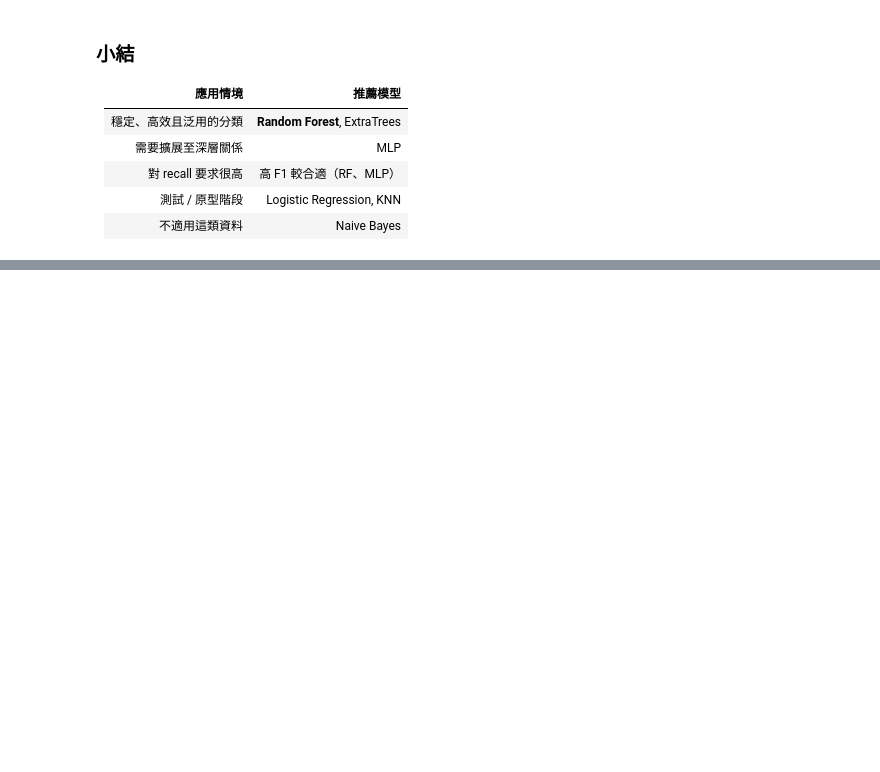
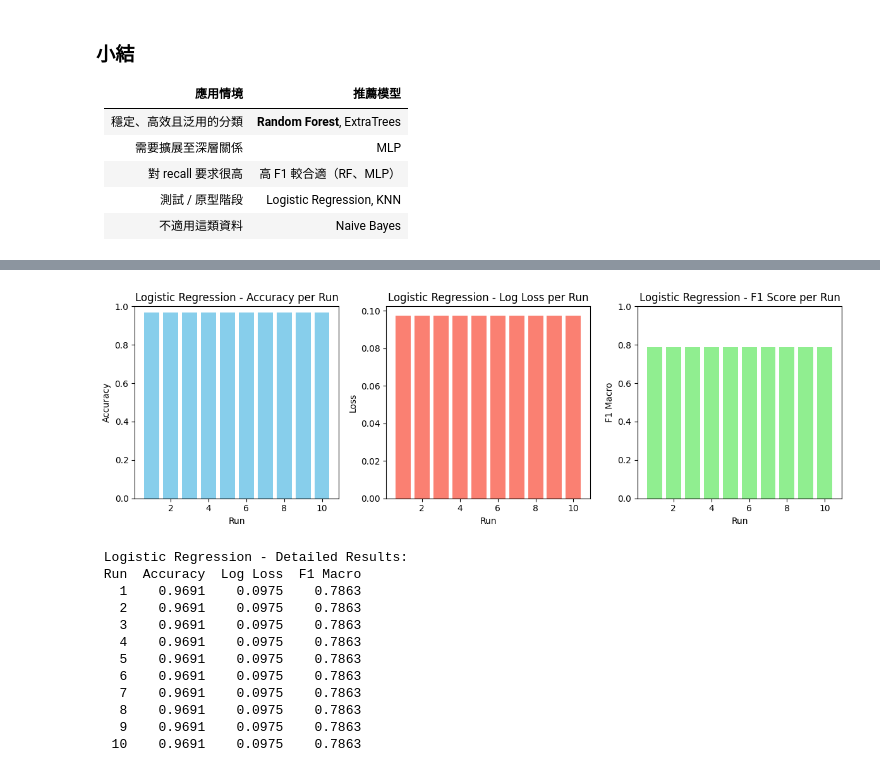
Before and after one commit to IanTOPCS/For_you, a Jupyter notebook: 人工智慧/人工期末/ML.ipynb, the cells around one changed output, grey strips where cells are left out. Cells and saved outputs as stored; diff of their text form; code cells hidden in the pictures; blank space fills up the shorter version.

```diff
--- a/人工智慧/人工期末/ML.ipynb
+++ b/人工智慧/人工期末/ML.ipynb
@@ -189,0 +243,40 @@ df_results
+# %%
+import numpy as np
+from sklearn.linear_model import LogisticRegression
+from sklearn.model_selection import GridSearchCV
+from sklearn.pipeline import Pipeline
+from sklearn.metrics import accuracy_score, f1_score, log_loss
+
+# 儲存每一輪結果
+acc_list, f1_list, loss_list = [], [], []
+
+# 建議的參數網格
+param_grid = {
+    'clf__C': [0.01, 0.1, 1, 10],
+    'clf__penalty': ['l2'],
+    'clf__solver': ['lbfgs', 'saga']
+}
+
+for run in range(10):
+    pipe = Pipeline([
+        ('clf', LogisticRegression(max_iter=1000))
+    ])
+
+    # 用 GridSearchCV 做超參數調整
+    grid = GridSearchCV(pipe, param_grid, cv=5, scoring='accuracy', n_jobs=-1)
+    grid.fit(x_train, y_train_cls)
+
+    # 用最佳參數模型進行預測
+    best_model = grid.best_estimator_
+    y_pred = best_model.predict(x_test)
+    y_prob = best_model.predict_proba(x_test)
+
+    # 計算指標
+    acc = accuracy_score(y_test_cls, y_pred)
+    f1 = f1_score(y_test_cls, y_pred, average='macro')
+    all_labels = list(np.unique(np.concatenate([y_train_cls, y_test_cls])))
+    loss = log_loss(y_test_cls, y_prob, labels=all_labels)
+
+    acc_list.append(acc)
+    f1_list.append(f1)
+    loss_list.append(loss)
@@ -189,0 +301,16 @@ df_results
+# %%
+plot_bar_metrics(acc_list, f1_list, loss_list, model_name="Logistic Regression")
+# %% [output]
+[figure, added]
+ Logistic Regression - Detailed Results:
+ Run  Accuracy  Log Loss  F1 Macro
+   1    0.9691    0.0975    0.7863
+   2    0.9691    0.0975    0.7863
+   3    0.9691    0.0975    0.7863
+   4    0.9691    0.0975    0.7863
+   5    0.9691    0.0975    0.7863
+   6    0.9691    0.0975    0.7863
+   7    0.9691    0.0975    0.7863
+   8    0.9691    0.0975    0.7863
+   9    0.9691    0.0975    0.7863
+  10    0.9691    0.0975    0.7863
```
Also changed, not shown: parts of 5 cells of this notebook.
